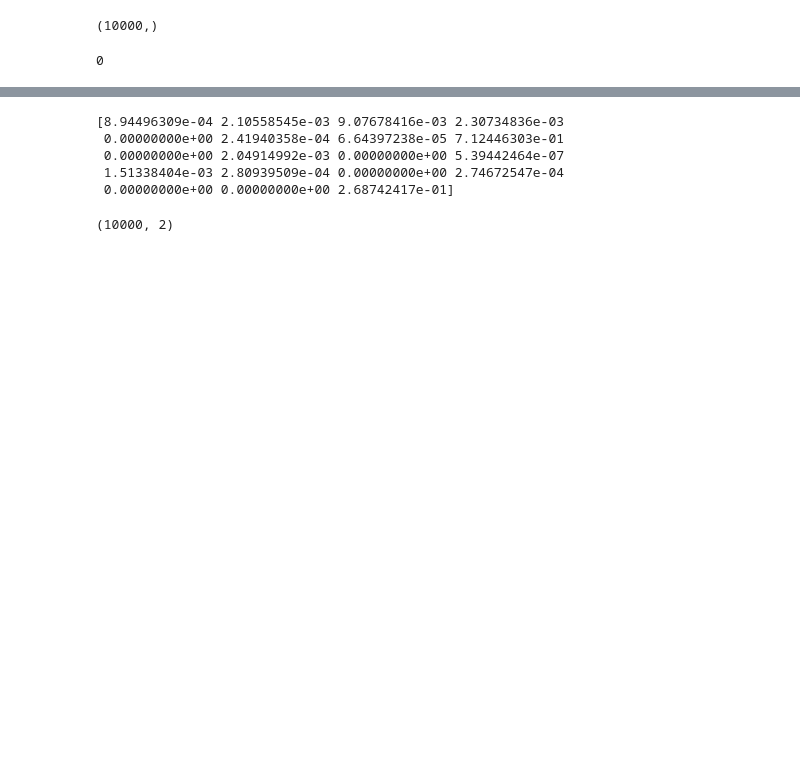
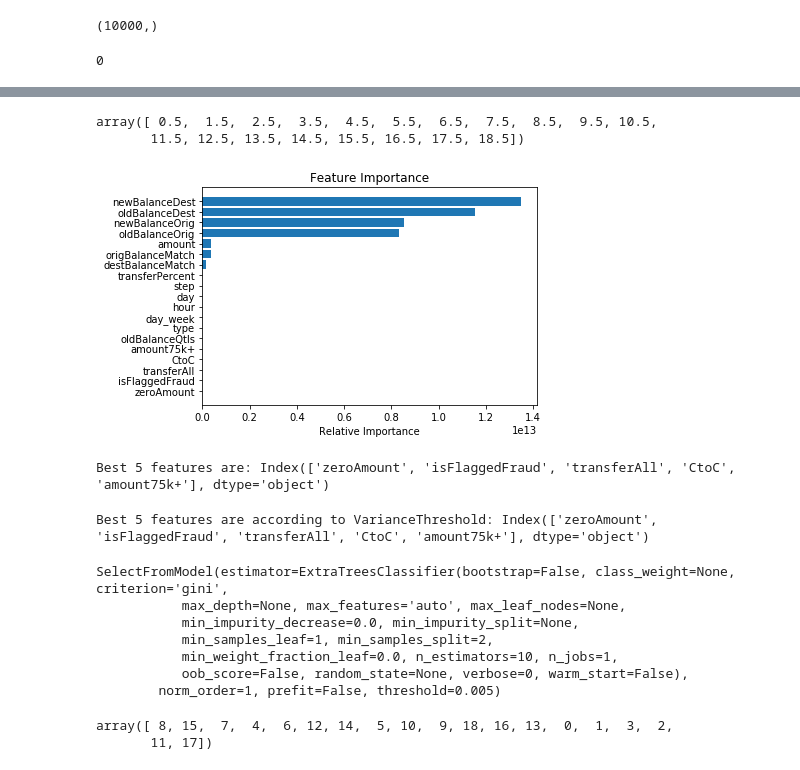
Before and after one commit to PriyankaBiswas/Data-Science, a Jupyter notebook: Unit2_SL/fraud_detection/fraud_detection-pushed.ipynb, the cells around one changed output, grey strips where cells are left out. Cells and saved outputs as stored; diff of their text form; code cells hidden in the pictures; blank space fills up the shorter version.

Commit message:
Added different feature selection methods

```diff
--- a/Unit2_SL/fraud_detection/fraud_detection-pushed.ipynb
+++ b/Unit2_SL/fraud_detection/fraud_detection-pushed.ipynb
@@ -752,0 +755,10 @@ X.isnull().values.sum()   # 0, when oldBalanceQtls left out
+# %%
+# Running VarianceThreshold
+
+from sklearn.feature_selection import VarianceThreshold
+# Feature selector removes all low-variance features (or that doesn’t meet some threshold)
+# Algo looks only at X not the y, good for unsupervised Learning.
+
+selector = VarianceThreshold()
+X_select = selector.fit_transform(X)
+X_select #Returns values of features in X and in the original index
@@ -752,0 +779,3 @@ X.isnull().values.sum()   # 0, when oldBalanceQtls left out
+# %%
+ftr_imp = selector.variances_  #19, returns variance of each feature
+ftr_index = np.argsort(ftr_imp) ##returns index array with sorting values ascendingly n
@@ -752,0 +785,18 @@ X.isnull().values.sum()   # 0, when oldBalanceQtls left out
+# %%
+pos = np.arange(ftr_index.shape[0]) + .5
+pos
+# %% [output]
+array([ 0.5,  1.5,  2.5,  3.5,  4.5,  5.5,  6.5,  7.5,  8.5,  9.5, 10.5,
+       11.5, 12.5, 13.5, 14.5, 15.5, 16.5, 17.5, 18.5])
+# %%
+plt.barh(pos, ftr_imp[ftr_index], align='center')
+plt.title('Feature Importance')
+plt.xlabel('Relative Importance')
+plt.yticks(pos, X.columns[ftr_index])
+plt.show()
+# %% [output]
+[figure, added]
+# %%
+print("Best 5 features are according to VarianceThreshold: {}".format(X.columns[ftr_index][:5]))  # Best features
+# %% [output]
+Best 5 features are: Index(['zeroAmount', 'isFlaggedFraud', 'transferAll', 'CtoC', 'amount75k+'], dtype='object')
@@ -753,18 +820,26 @@ X.isnull().values.sum()   # 0, when oldBalanceQtls left out
 # %%
+#Running ExtraTreesClassifier
+
 from sklearn.ensemble import ExtraTreesClassifier
 from sklearn.feature_selection import SelectFromModel
-clf1 = ExtraTreesClassifier()  #model, object clf -- ETC is a class object and it's instantiated with clf
-#clf = clf.fit(X.fillna(0), Y)
-clf1 = clf1.fit(X1, y1)
 
-print(clf1.feature_importances_)
-model = SelectFromModel(clf1, prefit=True)
-X1_new = model.transform(X1)
-X1_new.shape
+clf = ExtraTreesClassifier()  #model, object clf -- ETC is a class object and it's instantiated with clf
+#clf = clf.fit(X.fillna(0), Y) # to potentially remove a valueError with inf, nan or digit
+clf = clf.fit(X, y)
+
+sfm = SelectFromModel(clf, threshold=0.005)
+sfm.fit(X, y)
 # %% [output]
-[8.94496309e-04 2.10558545e-03 9.07678416e-03 2.30734836e-03
- 0.00000000e+00 2.41940358e-04 6.64397238e-05 7.12446303e-01
- 0.00000000e+00 2.04914992e-03 0.00000000e+00 5.39442464e-07
- 1.51338404e-03 2.80939509e-04 0.00000000e+00 2.74672547e-04
- 0.00000000e+00 0.00000000e+00 2.68742417e-01]
+Best 5 features are according to VarianceThreshold: Index(['zeroAmount', 'isFlaggedFraud', 'transferAll', 'CtoC', 'amount75k+'], dtype='object')
-(10000, 2)
+SelectFromModel(estimator=ExtraTreesClassifier(bootstrap=False, class_weight=None, criterion='gini',
+           max_depth=None, max_features='auto', max_leaf_nodes=None,
+           min_impurity_decrease=0.0, min_impurity_split=None,
+           min_samples_leaf=1, min_samples_split=2,
+           min_weight_fraction_leaf=0.0, n_estimators=10, n_jobs=1,
+           oob_score=False, random_state=None, verbose=0, warm_start=False),
+        norm_order=1, prefit=False, threshold=0.005)
+# %%
+np.argsort(clfFtrImp)[::-1]  # sorting index DESC
+# %% [output]
+array([ 8, 15,  7,  4,  6, 12, 14,  5, 10,  9, 18, 16, 13,  0,  1,  3,  2,
+       11, 17])
```
Also changed, not shown: parts of 37 cells of this notebook.
